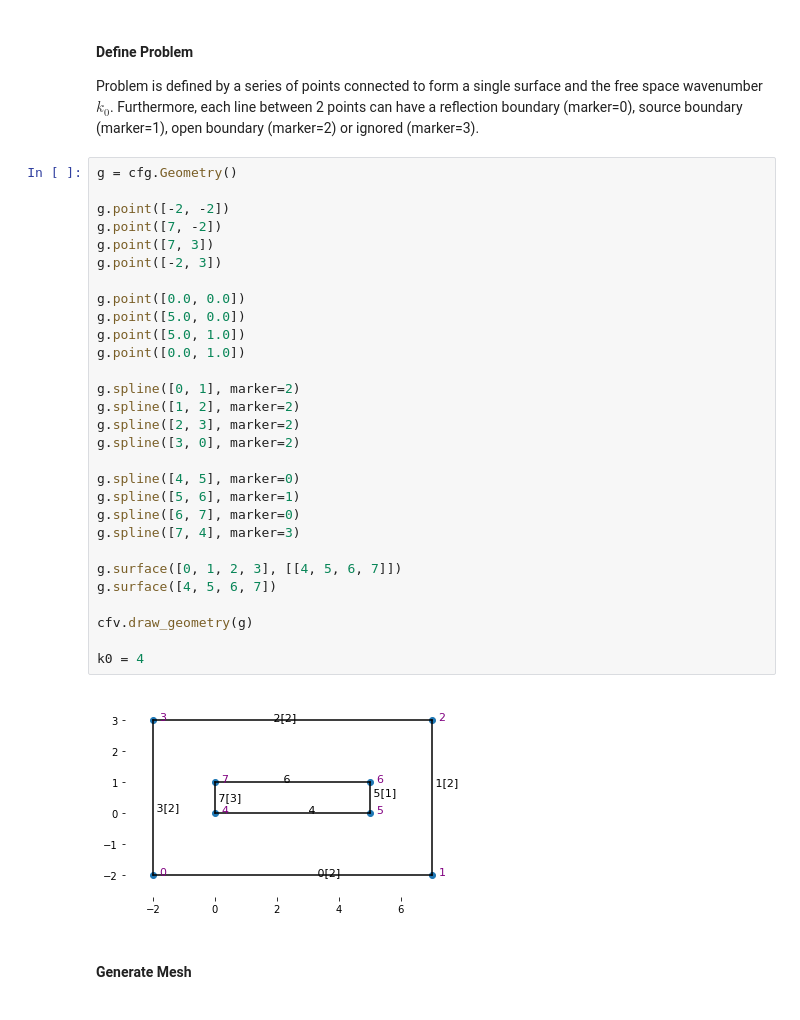
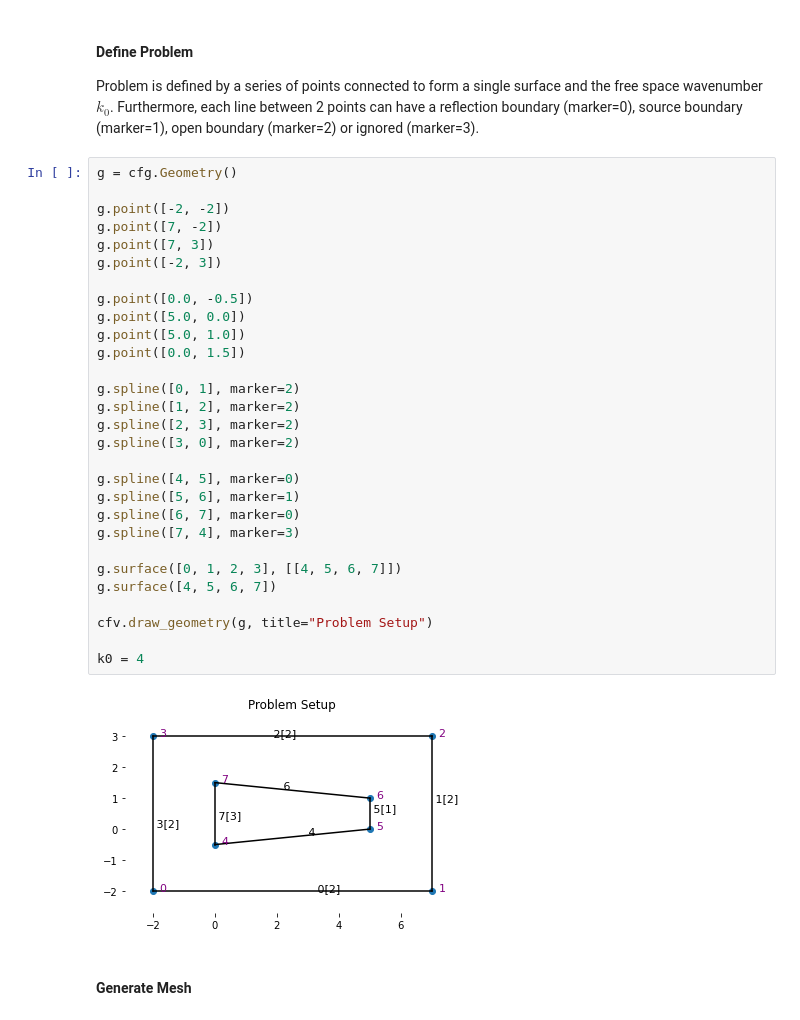
Before and after one commit to Jormit/2D-FEM-EM-Simulator, a Jupyter notebook: fem.ipynb, the cells around one changed output. Saved outputs shown, nothing was run; the diff lists cells and outputs as text.

```diff
--- a/fem.ipynb
+++ b/fem.ipynb
@@ -15,34 +15,34 @@ Problem is defined by a series of points connected to form a single surface and
 # %%
 g = cfg.Geometry()
 
 g.point([-2, -2])
 g.point([7, -2])
 g.point([7, 3])
 g.point([-2, 3])
 
-g.point([0.0, 0.0])
+g.point([0.0, -0.5])
 g.point([5.0, 0.0])
 g.point([5.0, 1.0])
-g.point([0.0, 1.0])
+g.point([0.0, 1.5])
 
 g.spline([0, 1], marker=2)
 g.spline([1, 2], marker=2)
 g.spline([2, 3], marker=2)
 g.spline([3, 0], marker=2)
 
 g.spline([4, 5], marker=0)
 g.spline([5, 6], marker=1)
 g.spline([6, 7], marker=0)
 g.spline([7, 4], marker=3)
 
 g.surface([0, 1, 2, 3], [[4, 5, 6, 7]])
 g.surface([4, 5, 6, 7])
 
-cfv.draw_geometry(g)
+cfv.draw_geometry(g, title="Problem Setup")
 
 k0 = 4
 # %% [output]
-[figure, old version]
+[figure, new version]
 # %% [markdown]
 #### Generate Mesh
 # %% [markdown]
```
Also changed, not shown: parts of 2 cells of this notebook.
